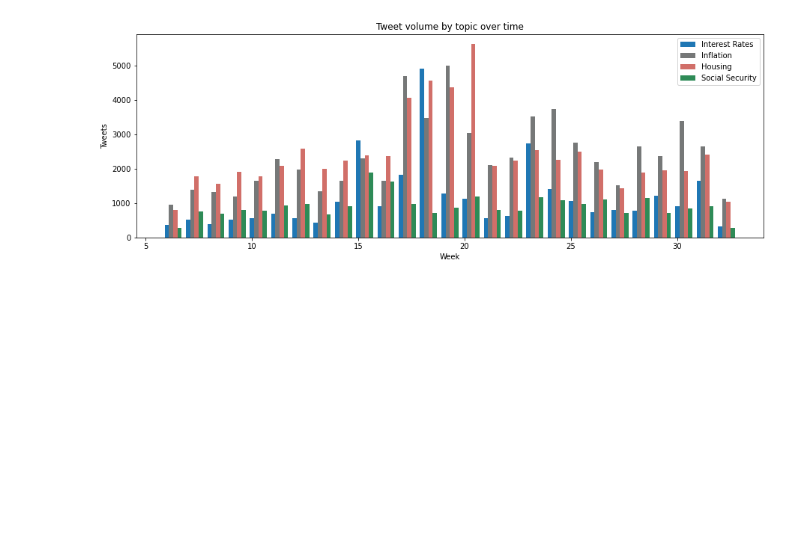
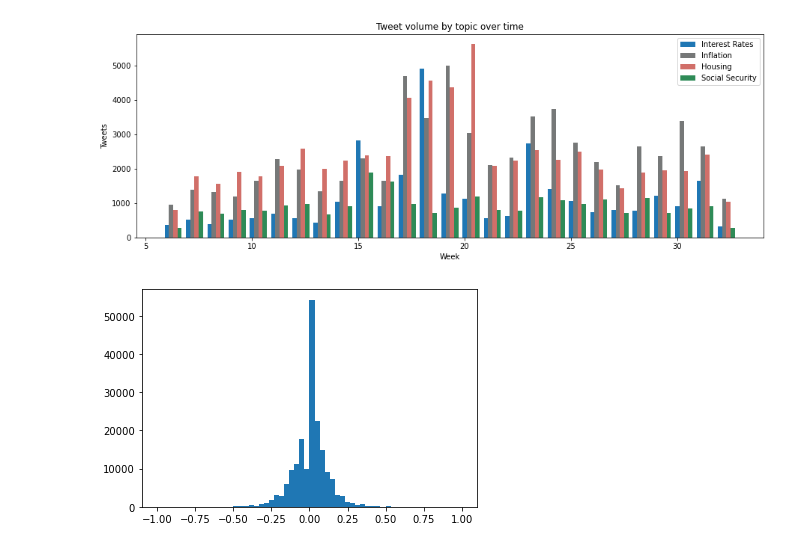
Before and after one commit to nasirma-unimelb/SocialDataAnalysis, a Jupyter notebook: HarvestorAndDBLoader/Headlines.ipynb, the cells around one changed output. Saved outputs shown, nothing was run; the diff lists cells and outputs as text; code cells hidden in the pictures; blank space fills up the shorter version.

```diff
--- a/HarvestorAndDBLoader/Headlines.ipynb
+++ b/HarvestorAndDBLoader/Headlines.ipynb
@@ -223,3 +234,8 @@ ax.legend()
 plt.show()
 # %% [output]
 [figure]
+# %%
+plt.hist(twitter_df.sentiment, bins=60, range=(-1,1))
+plt.show()
+# %% [output]
+[figure, added]
```
Also changed, not shown: parts of 3 cells of this notebook.
